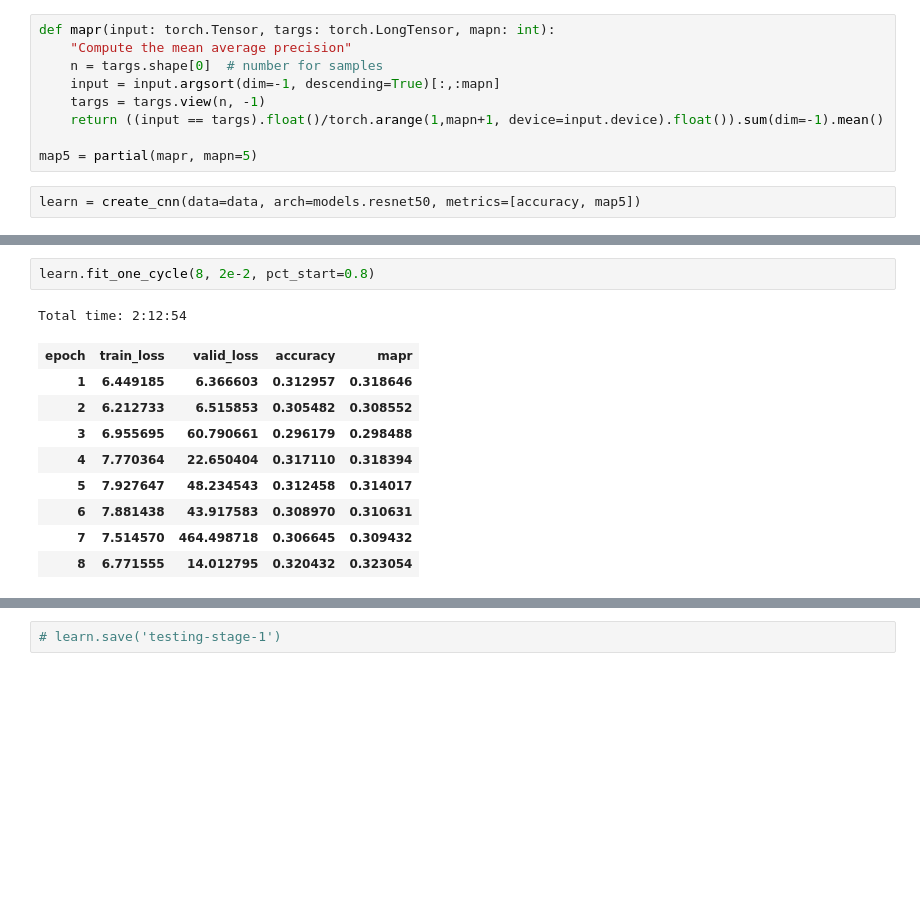
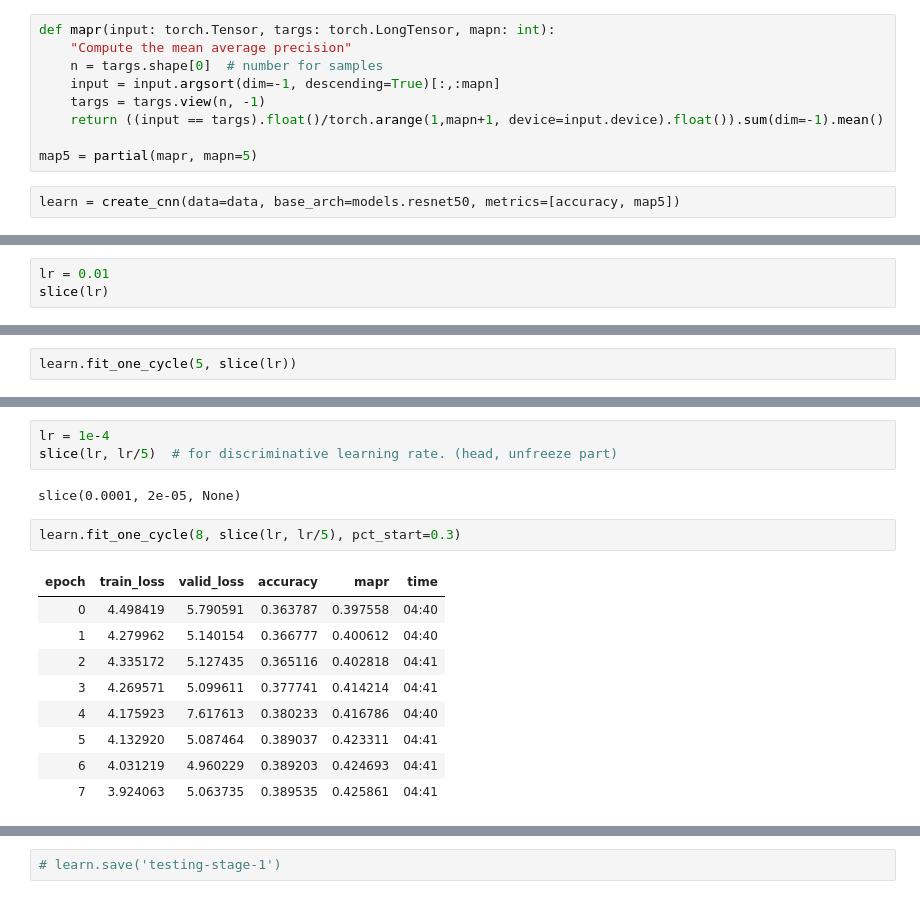
Before and after one commit to jachen36/humpback_kaggle, a Jupyter notebook: first_attempt-Copy1.ipynb, the cells around one changed output, grey strips where cells are left out. Drawn from its saved outputs; the diff is of its cells as text; blank space fills up the shorter version.

```diff
--- a/first_attempt-Copy1.ipynb
+++ b/first_attempt-Copy1.ipynb
@@ -187,4 +190,4 @@ def mapr(input: torch.Tensor, targs: torch.LongTensor, mapn: int):
 
 map5 = partial(mapr, mapn=5)
 # %%
-learn = create_cnn(data=data, arch=models.resnet50, metrics=[accuracy, map5])
+learn = create_cnn(data=data, base_arch=models.resnet50, metrics=[accuracy, map5])
@@ -196,0 +203,3 @@ LR Finder is complete, type {learner_name}.recorder.plot() to see the graph.
+# %%
+lr = 0.01
+slice(lr)
@@ -196,0 +208,2 @@ LR Finder is complete, type {learner_name}.recorder.plot() to see the graph.
+# %%
+learn.fit_one_cycle(5, slice(lr))
@@ -197,13 +234,17 @@ LR Finder is complete, type {learner_name}.recorder.plot() to see the graph.
+# %%
+lr = 1e-4
+slice(lr, lr/5)  # for discriminative learning rate. (head, unfreeze part)
+# %% [output]
+slice(0.0001, 2e-05, None)
 # %%
-learn.fit_one_cycle(8, 2e-2, pct_start=0.8)
+learn.fit_one_cycle(8, slice(lr, lr/5), pct_start=0.3)
 # %% [output]
-Total time: 2:12:54
-| epoch | train_loss | valid_loss | accuracy | mapr |
-| 1 | 6.449185 | 6.366603 | 0.312957 | 0.318646 |
-| 2 | 6.212733 | 6.515853 | 0.305482 | 0.308552 |
-| 3 | 6.955695 | 60.790661 | 0.296179 | 0.298488 |
-| 4 | 7.770364 | 22.650404 | 0.317110 | 0.318394 |
-| 5 | 7.927647 | 48.234543 | 0.312458 | 0.314017 |
-| 6 | 7.881438 | 43.917583 | 0.308970 | 0.310631 |
-| 7 | 7.514570 | 464.498718 | 0.306645 | 0.309432 |
-| 8 | 6.771555 | 14.012795 | 0.320432 | 0.323054 |
+| epoch | train_loss | valid_loss | accuracy | mapr | time |
+| 0 | 4.498419 | 5.790591 | 0.363787 | 0.397558 | 04:40 |
+| 1 | 4.279962 | 5.140154 | 0.366777 | 0.400612 | 04:40 |
+| 2 | 4.335172 | 5.127435 | 0.365116 | 0.402818 | 04:41 |
+| 3 | 4.269571 | 5.099611 | 0.377741 | 0.414214 | 04:41 |
+| 4 | 4.175923 | 7.617613 | 0.380233 | 0.416786 | 04:40 |
+| 5 | 4.132920 | 5.087464 | 0.389037 | 0.423311 | 04:41 |
+| 6 | 4.031219 | 4.960229 | 0.389203 | 0.424693 | 04:41 |
+| 7 | 3.924063 | 5.063735 | 0.389535 | 0.425861 | 04:41 |
```
Also changed, not shown: parts of 27 cells of this notebook.
